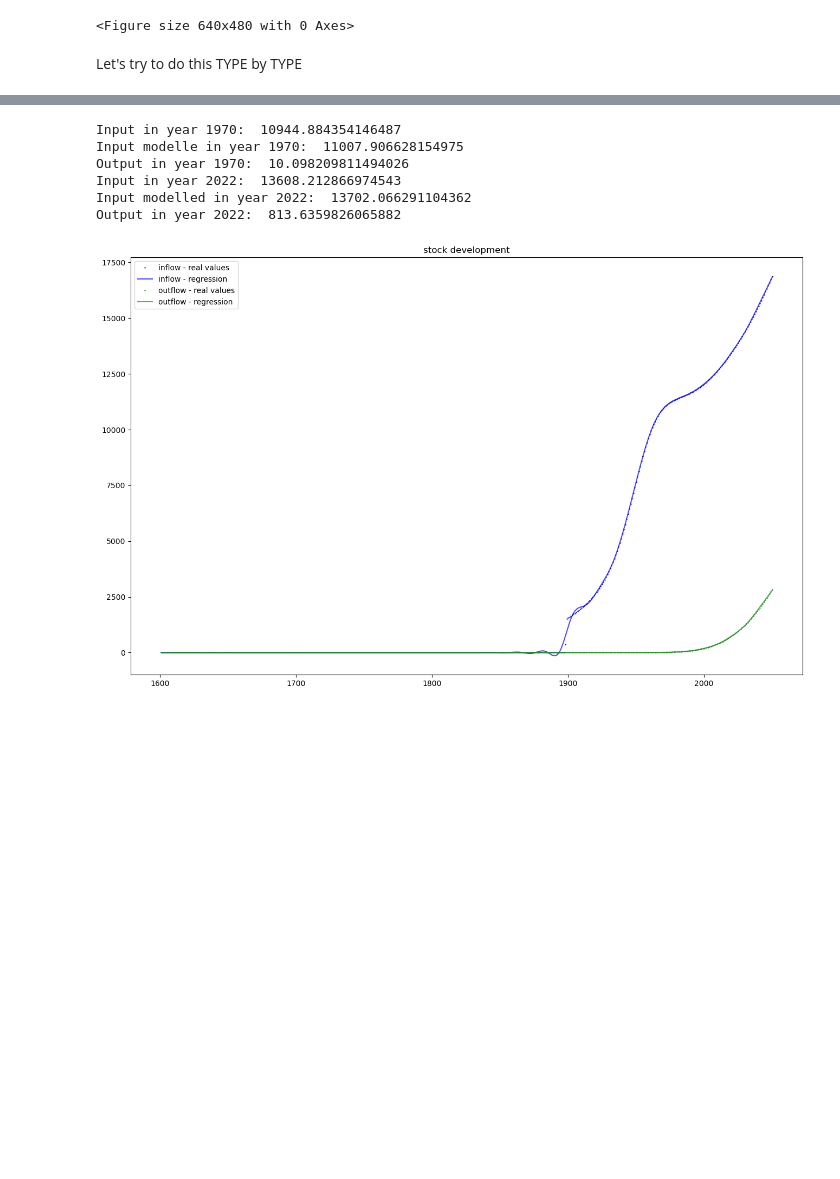
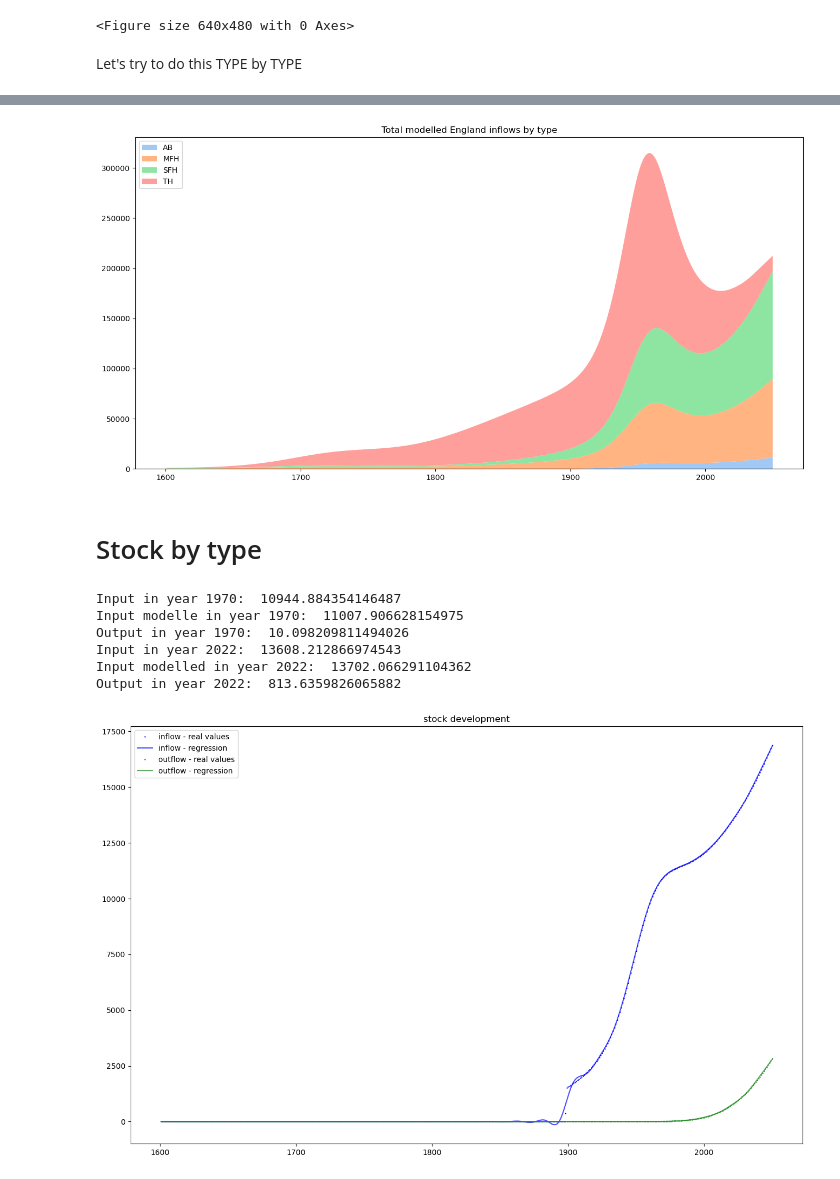
Before and after one commit to tiffanyth/MFA-dwelling, a Jupyter notebook: 2-lifetime-modelling-for-flows.ipynb, the cells around one changed output, grey strips where cells are left out. Cells and saved outputs as stored; diff of their text form; code cells hidden in the pictures; blank space fills up the shorter version.

```diff
--- a/2-lifetime-modelling-for-flows.ipynb
+++ b/2-lifetime-modelling-for-flows.ipynb
@@ -275,3 +329,17 @@ Let's try to do this TYPE by TYPE
+# %%
+inflows_by_types = [inflow_shares['AB'].to_list(),inflow_shares['MFH'].to_list(),inflow_shares['SFH'].to_list(),inflow_shares['TH'].to_list()]
+colors = sns.color_palette('pastel')[0:5]
+
+plt.figure(figsize=(16,8))
+plt.stackplot(DSM.index,inflows_by_types, labels=TYP, colors=colors)
+plt.legend(loc='upper left')
+plt.title('Total modelled England inflows by type')
+plt.savefig("Output/Inflows-by-type-shares-1600-2050.png",dpi=300,bbox_inches='tight')
+plt.show()
+# %% [output]
+[figure, added]
+# %% [markdown]
+# Stock by type
 # %%
 DSM_AB_model = stock_driven_flows(135,25,DSM_AB,"AB dwelling stock")
 DSM_AB_model = DSM_AB_model.fillna(0)
```
Also changed, not shown: parts of 26 cells of this notebook.
